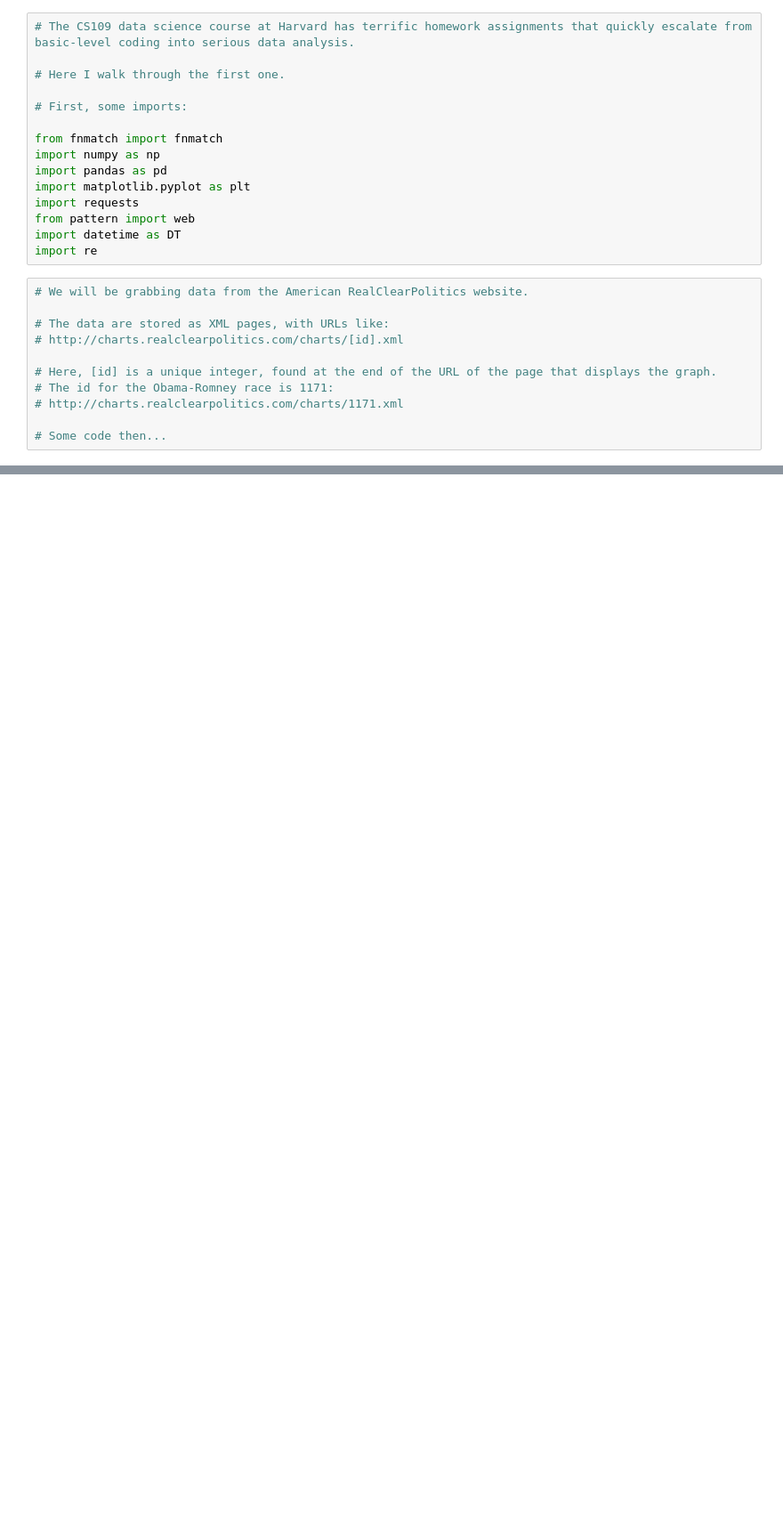
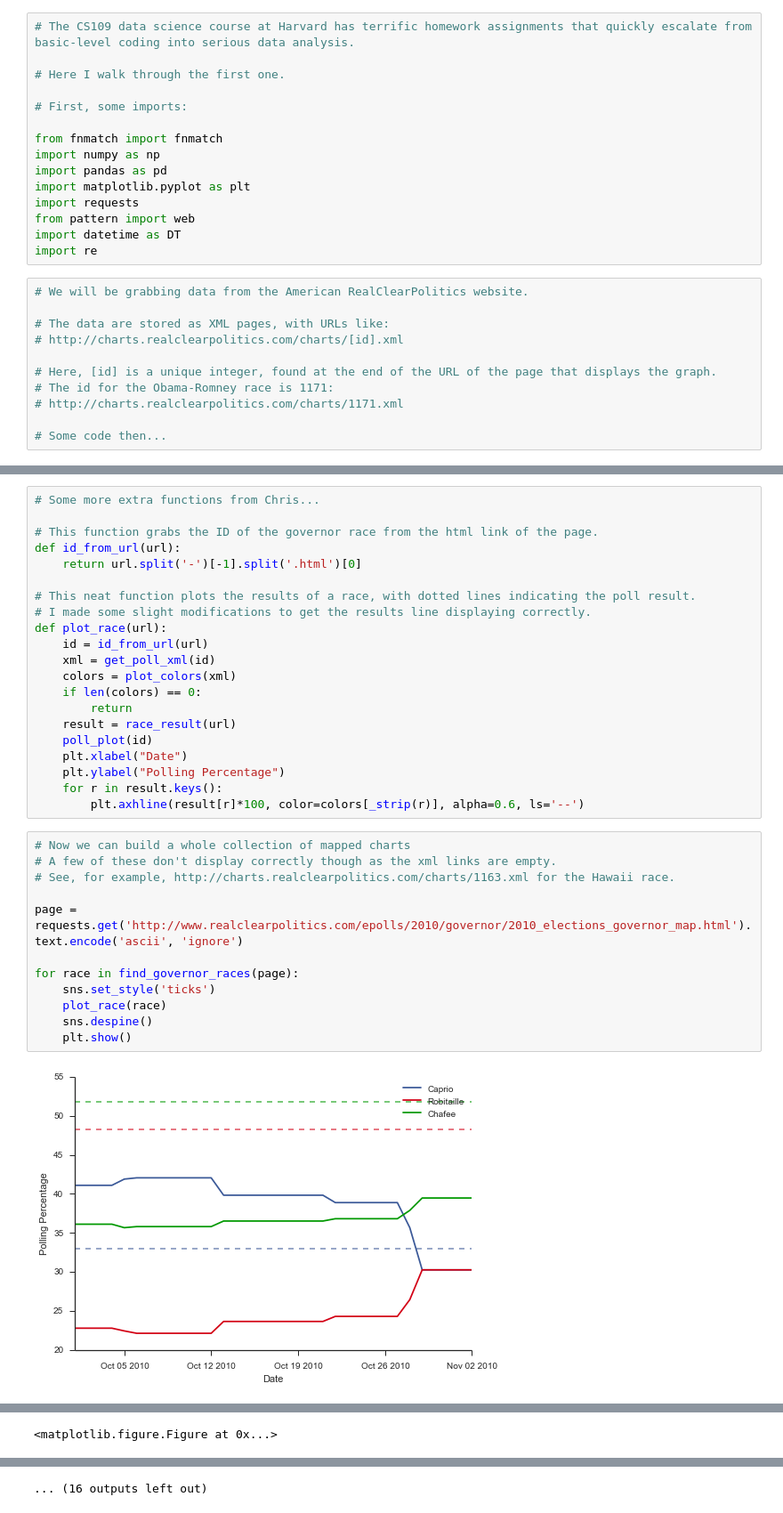
Before and after one commit to jacksongs/pelican, a Jupyter notebook: content/notebooks/HW1forweb.ipynb, the cells around one changed output, grey strips where cells are left out. Shown: that part at 89% size. Drawn from its saved outputs; the diff is of its cells as text; blank space fills up the shorter version.

```diff
--- a/content/notebooks/HW1forweb.ipynb
+++ b/content/notebooks/HW1forweb.ipynb
@@ -88,0 +152,35 @@ sns.despine()
+# %%
+# Some more extra functions from Chris...
+
+# This function grabs the ID of the governor race from the html link of the page.
+def id_from_url(url):
+    return url.split('-')[-1].split('.html')[0]
+
+# This neat function plots the results of a race, with dotted lines indicating the poll result.
+# I made some slight modifications to get the results line displaying correctly.
+def plot_race(url):
+    id = id_from_url(url)
+    xml = get_poll_xml(id)
+    colors = plot_colors(xml)
+    if len(colors) == 0:
+        return
+    result = race_result(url)
+    poll_plot(id)
+    plt.xlabel("Date")
+    plt.ylabel("Polling Percentage")
+    for r in result.keys():
+        plt.axhline(result[r]*100, color=colors[_strip(r)], alpha=0.6, ls='--')
+# %%
+# Now we can build a whole collection of mapped charts
+# A few of these don't display correctly though as the xml links are empty.
+# See, for example, http://charts.realclearpolitics.com/charts/1163.xml for the Hawaii race.
+
+page = requests.get('http://www.realclearpolitics.com/epolls/2010/governor/2010_elections_governor_map.html').text.encode('ascii', 'ignore')
+
+for race in find_governor_races(page):
+    sns.set_style('ticks')
+    plot_race(race)
+    sns.despine()
+    plt.show()
+# %% [output]
+[figure, added]
@@ -88,0 +196 @@ sns.despine()
+<matplotlib.figure.Figure at 0x...>
@@ -88,0 +198 @@ sns.despine()
+... (16 outputs left out)
```
Also changed, not shown: parts of 9 cells of this notebook, 1 other file.
